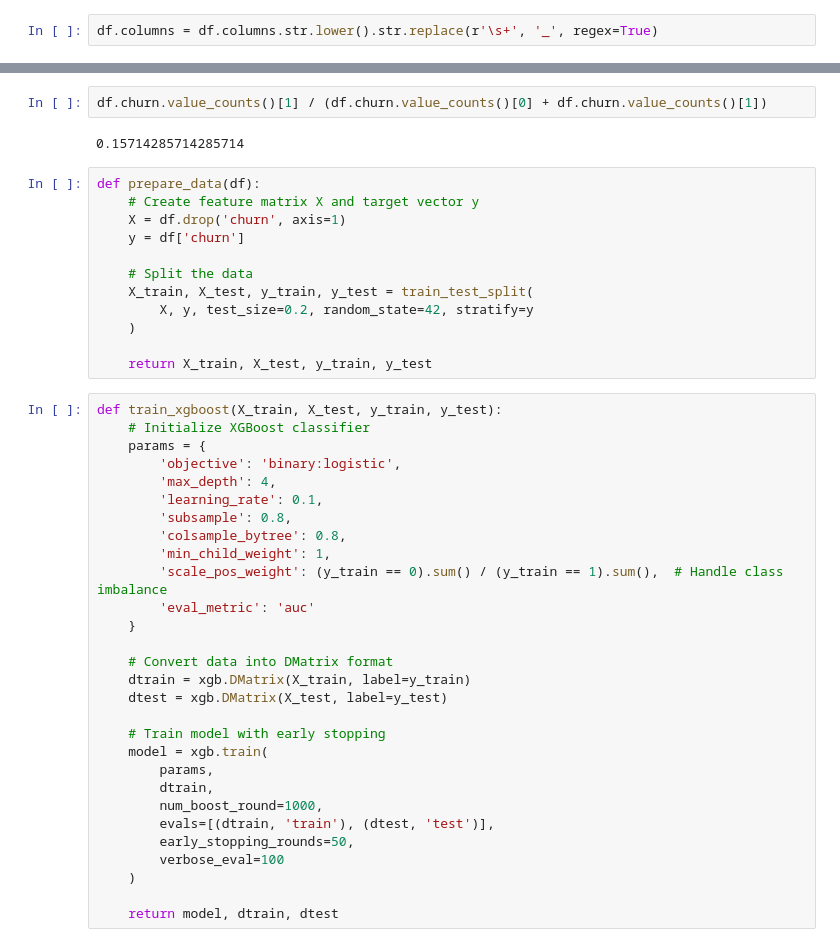
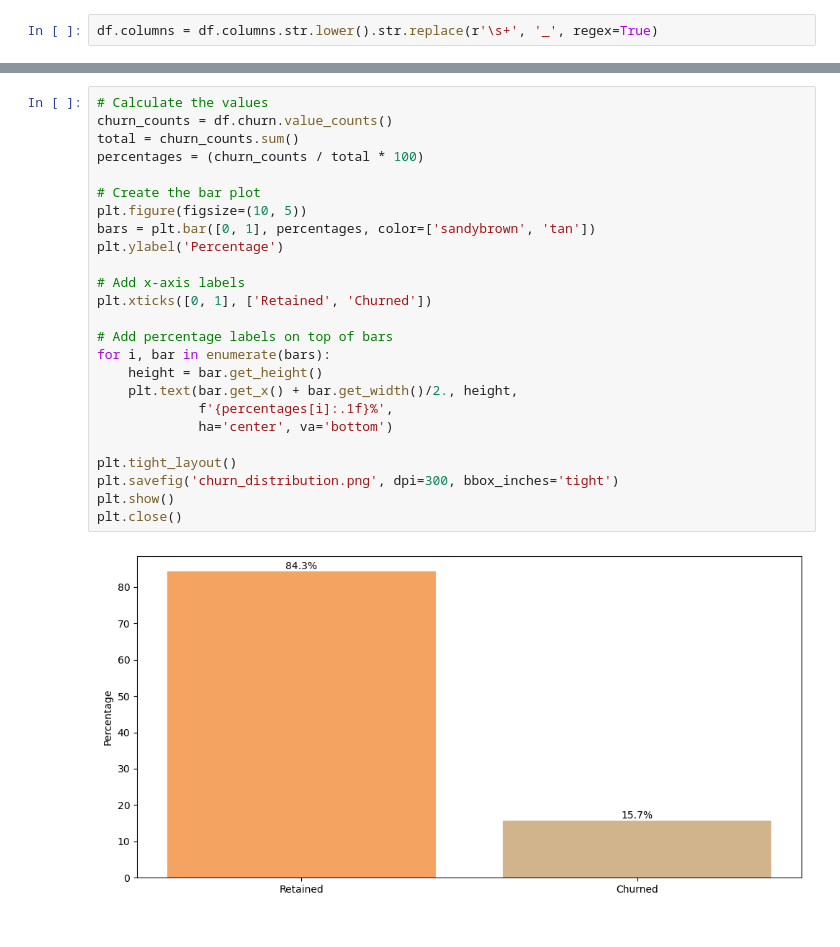
Before and after one commit to redRNR/Telecom-Churn-Prediction, a Jupyter notebook: Churn Project.ipynb, the cells around one changed output, grey strips where cells are left out. Saved outputs shown, nothing was run; the diff lists cells and outputs as text.

```diff
--- a/Churn Project.ipynb
+++ b/Churn Project.ipynb
@@ -76,45 +83,27 @@ Name: count, dtype: int64
 # %%
-df.churn.value_counts()[1] / (df.churn.value_counts()[0] + df.churn.value_counts()[1])
+# Calculate the values
+churn_counts = df.churn.value_counts()
+total = churn_counts.sum()
+percentages = (churn_counts / total * 100)
+
+# Create the bar plot
+plt.figure(figsize=(10, 5))
+bars = plt.bar([0, 1], percentages, color=['sandybrown', 'tan'])
+plt.ylabel('Percentage')
+
+# Add x-axis labels
+plt.xticks([0, 1], ['Retained', 'Churned'])
+
+# Add percentage labels on top of bars
+for i, bar in enumerate(bars):
+    height = bar.get_height()
+    plt.text(bar.get_x() + bar.get_width()/2., height,
+             f'{percentages[i]:.1f}%',
+             ha='center', va='bottom')
+
+plt.tight_layout()
+plt.savefig('churn_distribution.png', dpi=300, bbox_inches='tight')
+plt.show()
+plt.close()
 # %% [output]
-0.15714285714285714
+[figure, added]
-# %%
-def prepare_data(df):
-    # Create feature matrix X and target vector y
-    X = df.drop('churn', axis=1)
-    y = df['churn']
-
-    # Split the data
-    X_train, X_test, y_train, y_test = train_test_split(
-        X, y, test_size=0.2, random_state=42, stratify=y
-    )
-
-    return X_train, X_test, y_train, y_test
-# %%
-def train_xgboost(X_train, X_test, y_train, y_test):
-    # Initialize XGBoost classifier
-    params = {
-        'objective': 'binary:logistic',
-        'max_depth': 4,
-        'learning_rate': 0.1,
-        'subsample': 0.8,
-        'colsample_bytree': 0.8,
-        'min_child_weight': 1,
-        'scale_pos_weight': (y_train == 0).sum() / (y_train == 1).sum(),  # Handle class imbalance
-        'eval_metric': 'auc'
-    }
-
-    # Convert data into DMatrix format
-    dtrain = xgb.DMatrix(X_train, label=y_train)
-    dtest = xgb.DMatrix(X_test, label=y_test)
-
-    # Train model with early stopping
-    model = xgb.train(
-        params,
-        dtrain,
-        num_boost_round=1000,
-        evals=[(dtrain, 'train'), (dtest, 'test')],
-        early_stopping_rounds=50,
-        verbose_eval=100
-    )
-
-    return model, dtrain, dtest
```
Also changed, not shown: parts of 10 cells of this notebook, 5 other files.
